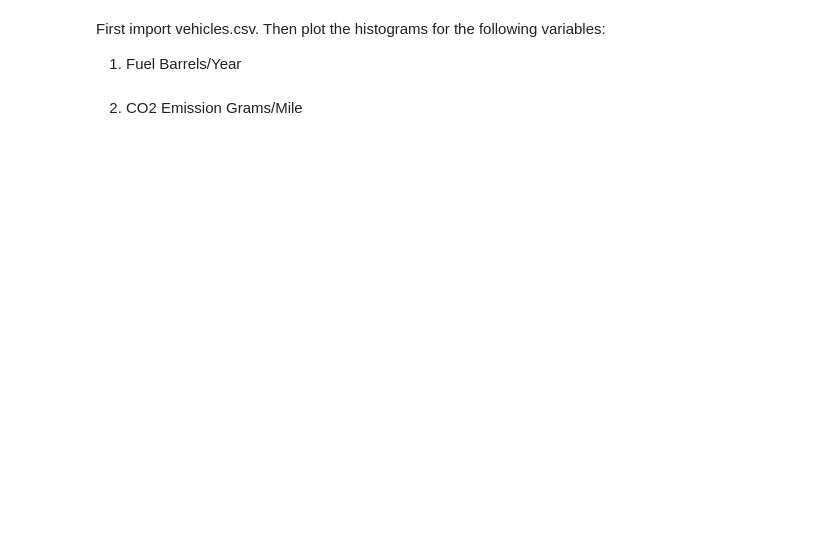
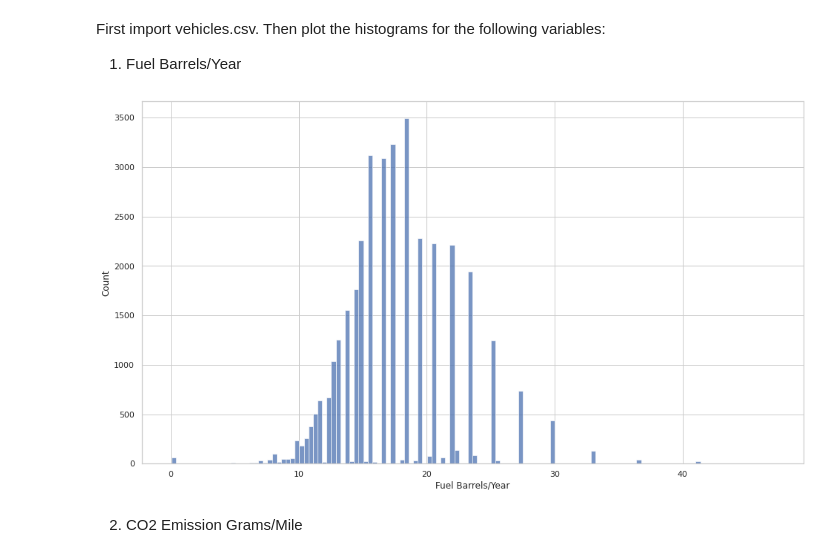
Before and after one commit to Ironhack-Data-Madrid-Octubre-2021/lab-continuous-probability-distributions, a Jupyter notebook: your-code/main.ipynb, the cells around one changed output. Drawn from its saved outputs; the diff is of its cells as text; code cells hidden in the pictures; blank space fills up the shorter version.

```diff
--- a/your-code/main.ipynb
+++ b/your-code/main.ipynb
@@ -115,3 +115,5 @@ How are the two distributions different?
 ## Normal Distribution of Real Data
 
 In this challenge we are going to take a look the real data. We will use vehicles.csv file for this exercise
+# %%
+df = pd.read_csv("vehicles.csv")
@@ -125,2 +132,6 @@ Then plot the histograms for the following variables:
+# %%
+sns.histplot(df["Fuel Barrels/Year"]);
+# %% [output]
+[figure, added]
 # %% [markdown]
 2. CO2 Emission Grams/Mile
```
Also changed, not shown: parts of 22 cells of this notebook.
